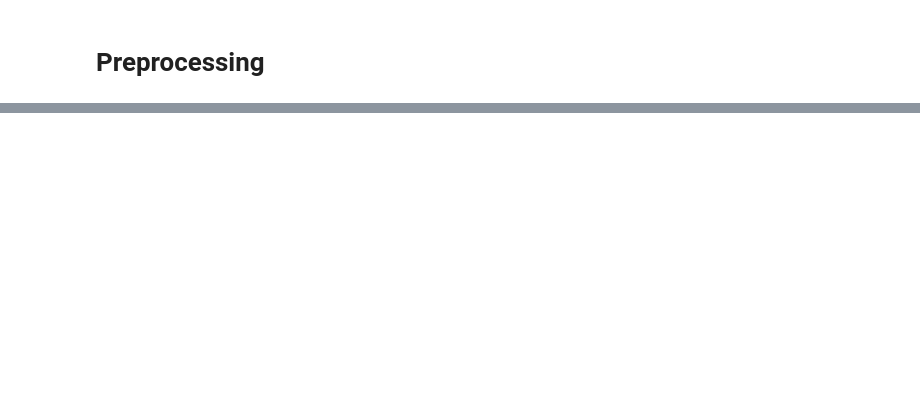
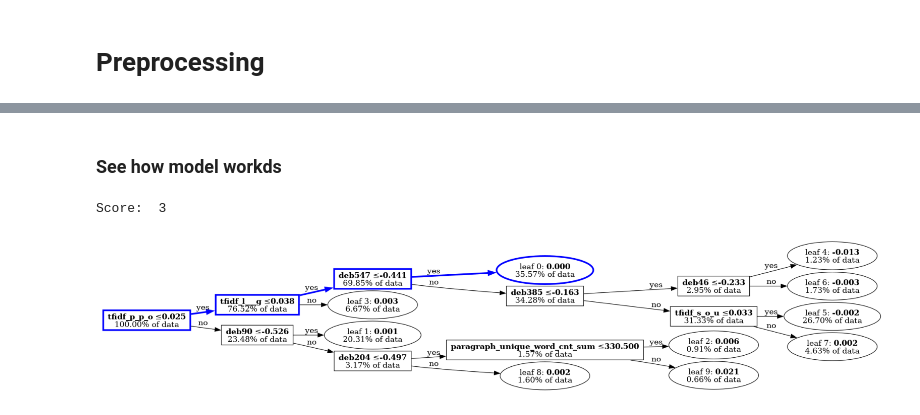
Before and after one commit to rinkusahu1/Kaggle_Practice_ML, a Jupyter notebook: automated_essay_score.ipynb, the cells around one changed output, grey strips where cells are left out. Drawn from its saved outputs; the diff is of its cells as text; code cells hidden in the pictures; blank space fills up the shorter version.

Commit message:
Kaggle Notebook | Automated Essay Scoring 2.0 | Version 8

```diff
--- a/automated_essay_score.ipynb
+++ b/automated_essay_score.ipynb
@@ -407,0 +1191,3 @@ df
+# %%
+train_features = sanitize_feature_names(merged_train)
+test_features = sanitize_feature_names(merged_test)
@@ -407,0 +1214,27 @@ df
+# %%
+# idea from https://www.kaggle.com/code/rsakata/optimize-qwk-by-lgb/notebook#QWK-objective
+def quadratic_weighted_kappa(y_true, y_pred):
+    y_true = (y_true + a).round()
+    y_pred = (y_pred + a).clip(1, 6).round()
+    qwk = cohen_kappa_score(y_true, y_pred, weights="quadratic")
+
+    return 'QWK', qwk, True
+
+def qwk_obj(y_true, y_pred):
+    labels = y_true + a
+    preds = y_pred + a
+    preds = preds.clip(1, 6)
+    f = 1/2 * np.sum((preds-labels)**2)
+    g = 1/2 * np.sum((preds-a)**2 + b)
+    df = preds - labels
+    dg = preds - a
+    grad = (df/g - f*dg / g**2) * len(labels)
+    hess = np.ones(len(labels))
+
+    return grad, hess
+
+def qwk_param_calc(y):
+    a = y.mean()
+    b = (y ** 2).mean() - a ** 2
+
+    return np.round(a, 4), np.round(b, 4)
@@ -407,0 +1388,19 @@ df
+# %% [markdown]
+### See how model workds
+# %%
+X_train_tmp = train_features.drop(columns=train_drop_columns)
+y_train_tmp = train_features["score"]
+
+def interact_tree(example_index, tree_index):
+    example = pd.DataFrame(X_train_tmp.iloc[example_index]).T
+    score = y_train_tmp.iloc[example_index]
+
+    print("Score: ", score)
+    # Plot the first tree
+    ax = lgb.plot_tree(models[1], tree_index=tree_index, figsize=(20, 8), show_info='data_percentage', example_case=example)
+    plt.show()
+# %%
+interact_tree(0,200)
+# %% [output]
+Score:  3
+[figure, added]
```
Also changed, not shown: parts of 142 cells of this notebook.
